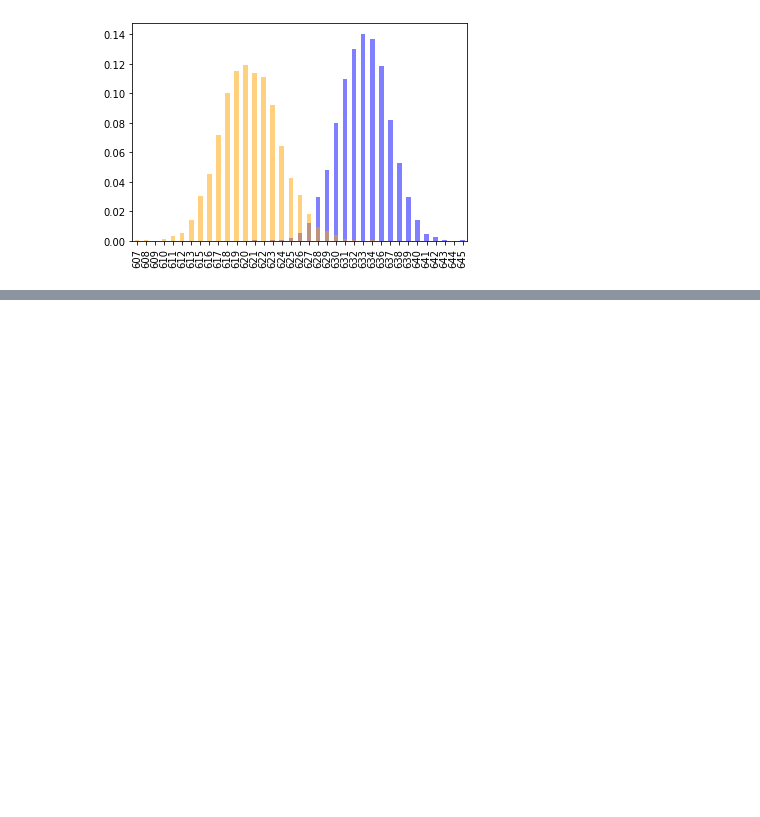
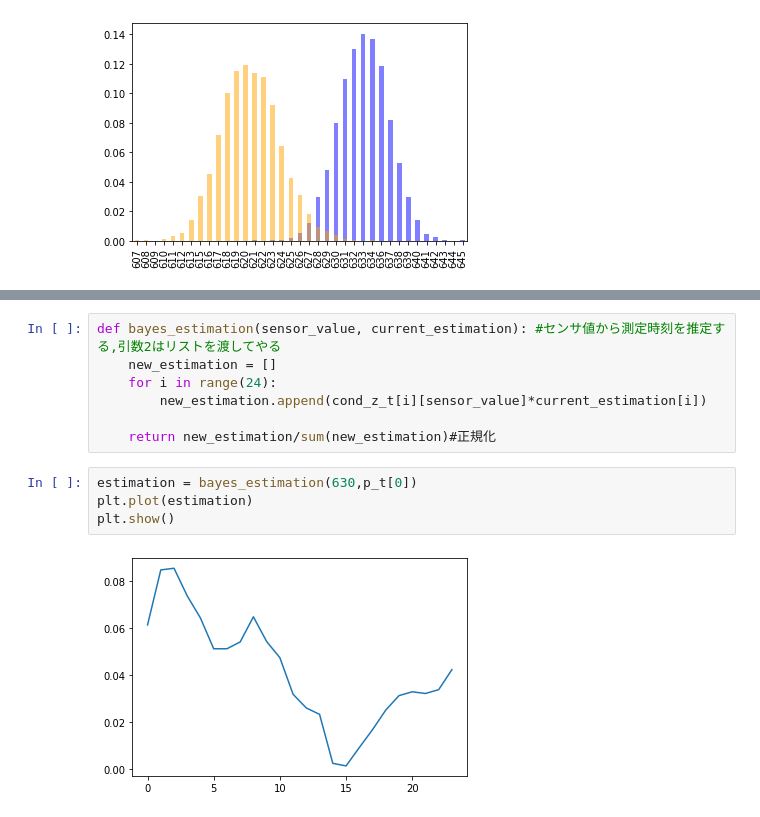
Before and after one commit to im555/lerning_LNPR, a Jupyter notebook: section_sensor/lidar_600.ipynb, the cells around one changed output, grey strips where cells are left out. Saved outputs shown, nothing was run; the diff lists cells and outputs as text; blank space fills up the shorter version.

```diff
--- a/section_sensor/lidar_600.ipynb
+++ b/section_sensor/lidar_600.ipynb
@@ -142,0 +158,13 @@ plt.show()
+# %%
+def bayes_estimation(sensor_value, current_estimation): #センサ値から測定時刻を推定する,引数2はリストを渡してやる
+    new_estimation = []
+    for i in range(24):
+        new_estimation.append(cond_z_t[i][sensor_value]*current_estimation[i])
+
+    return new_estimation/sum(new_estimation)#正規化
+# %%
+estimation = bayes_estimation(630,p_t[0])
+plt.plot(estimation)
+plt.show()
+# %% [output]
+[figure, added]
```
Also changed, not shown: parts of 6 cells of this notebook.
